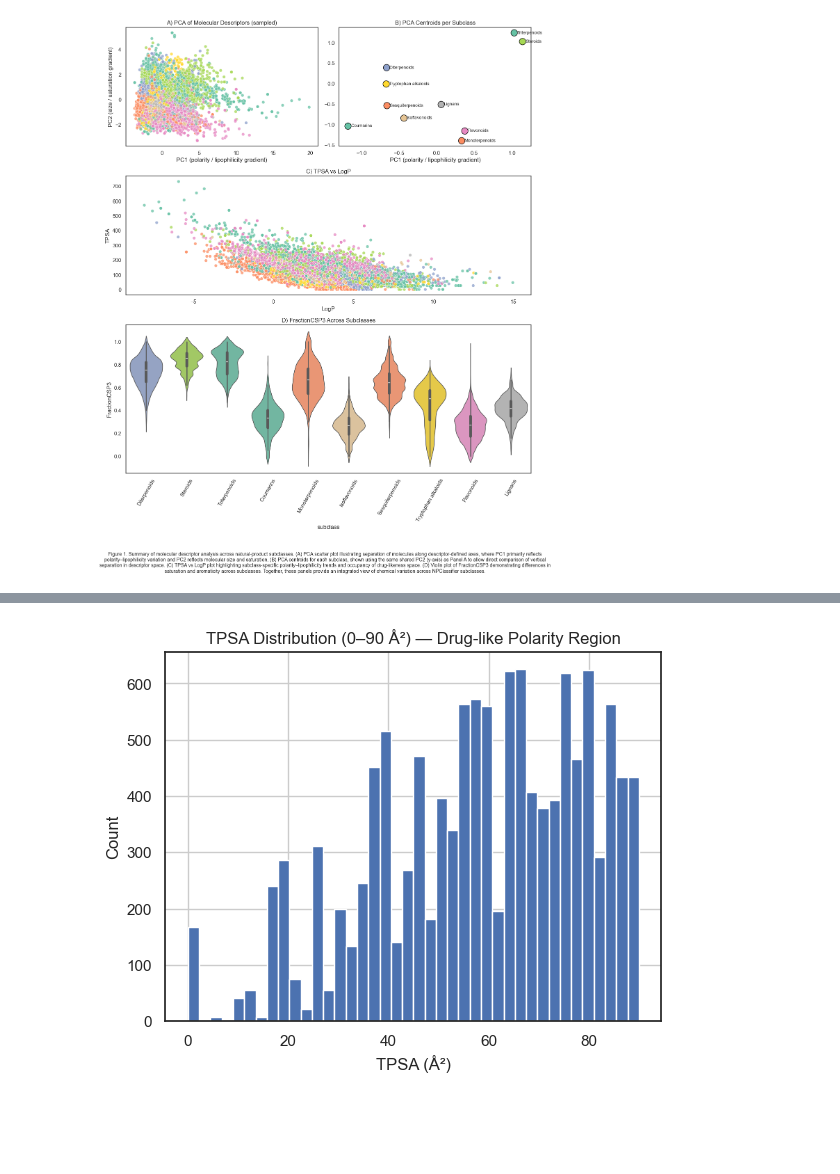
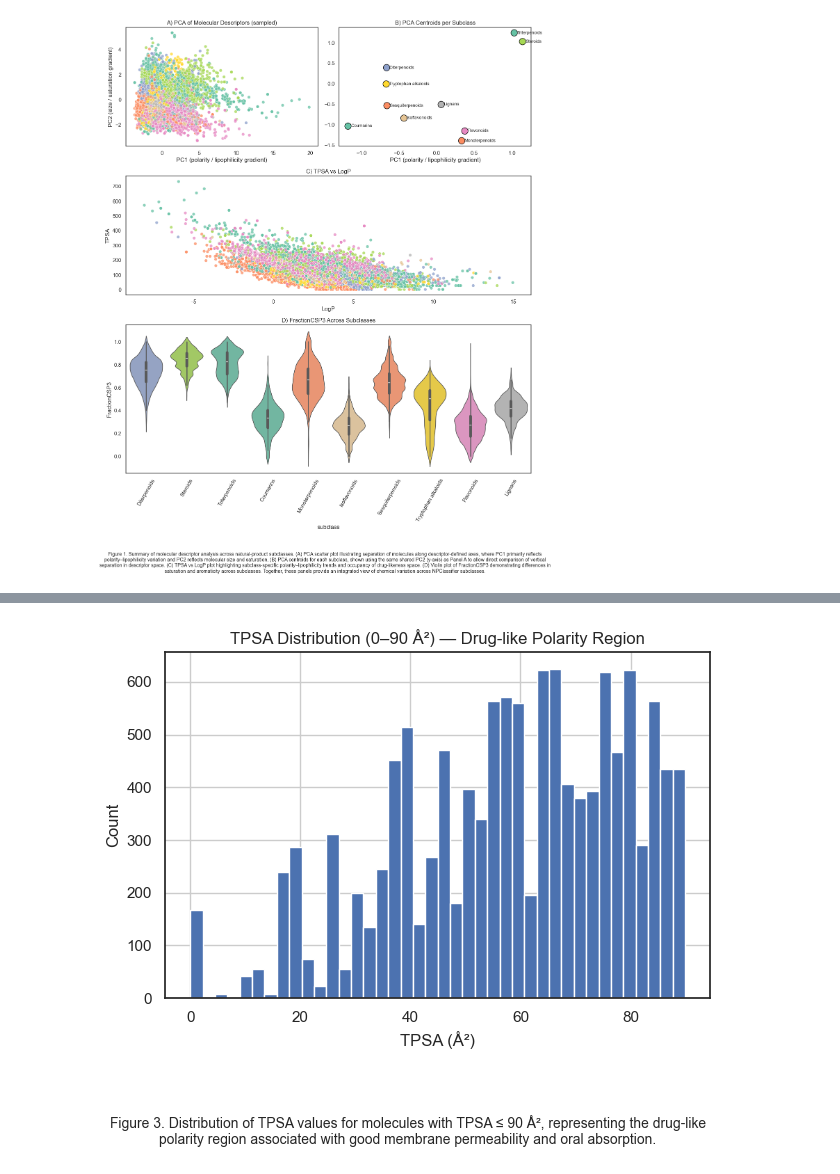
Before and after one commit to Hassan-Haydar/DSA103, a Jupyter notebook: LifeScienceData/project/final_project.ipynb, the cells around one changed output, grey strips where cells are left out. Cells and saved outputs as stored; diff of their text form; code cells hidden in the pictures; blank space fills up the shorter version.

Commit message:
changes: modified some caption of hist plot and violin plot

```diff
--- a/LifeScienceData/project/final_project.ipynb
+++ b/LifeScienceData/project/final_project.ipynb
@@ -228,19 +250,38 @@ plt.show()
 # %%
 #TPSA = Topological Polar Surface Area a indicator of overall polarity.
 #Most medicinal chemistry papers visualize TPSA in the 0–90 Å² region.
 #TPSA < 90 Å² is the “sweet spot” for
 # cell-membrane permeability
 #  oral absorption
 #  drug-likeness
 df_tpsa = df_final[df_final["TPSA"] <= 90]
 
 df_tpsa["TPSA"].hist(bins=40)
 plt.xlabel("TPSA (Å²)")
 plt.ylabel("Count")
 plt.title("TPSA Distribution (0–90 Å²) — Drug-like Polarity Region",loc="center")
+
+caption = (
+    "Figure 3. Distribution of TPSA values for molecules with TPSA ≤ 90 Å², representing "
+    "the drug-like polarity region associated with good membrane permeability and oral "
+    "absorption."
+)
+
+plt.gcf().text(
+    0.5, -0.05,
+    caption,
+    ha="center",
+    va="top",
+    fontsize=10,
+    wrap=True
+)
+
+plt.tight_layout(rect=[0, 0.05, 1, 1])
+
+
 plt.show()
 # %% [output]
-[figure, old version]
+[figure, new version]
 # %%
 df_tpsa = df_final[df_final["TPSA"] <= 90]
 
```
Also changed, not shown: parts of 3 cells of this notebook.
